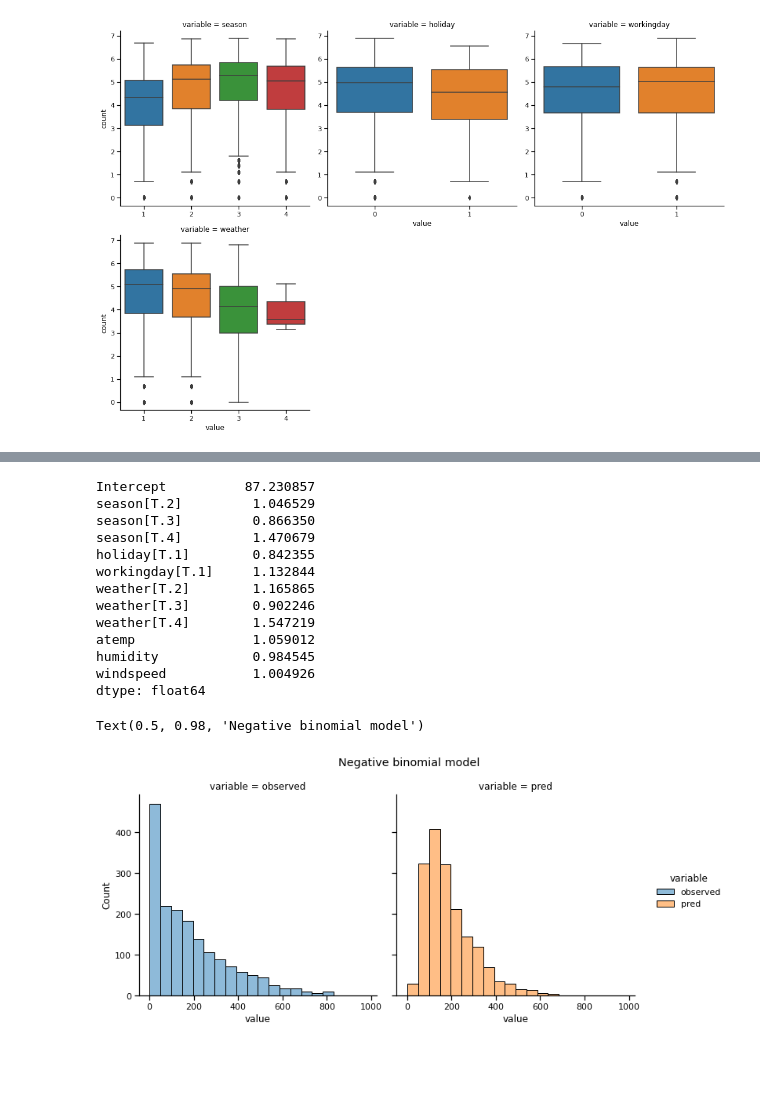
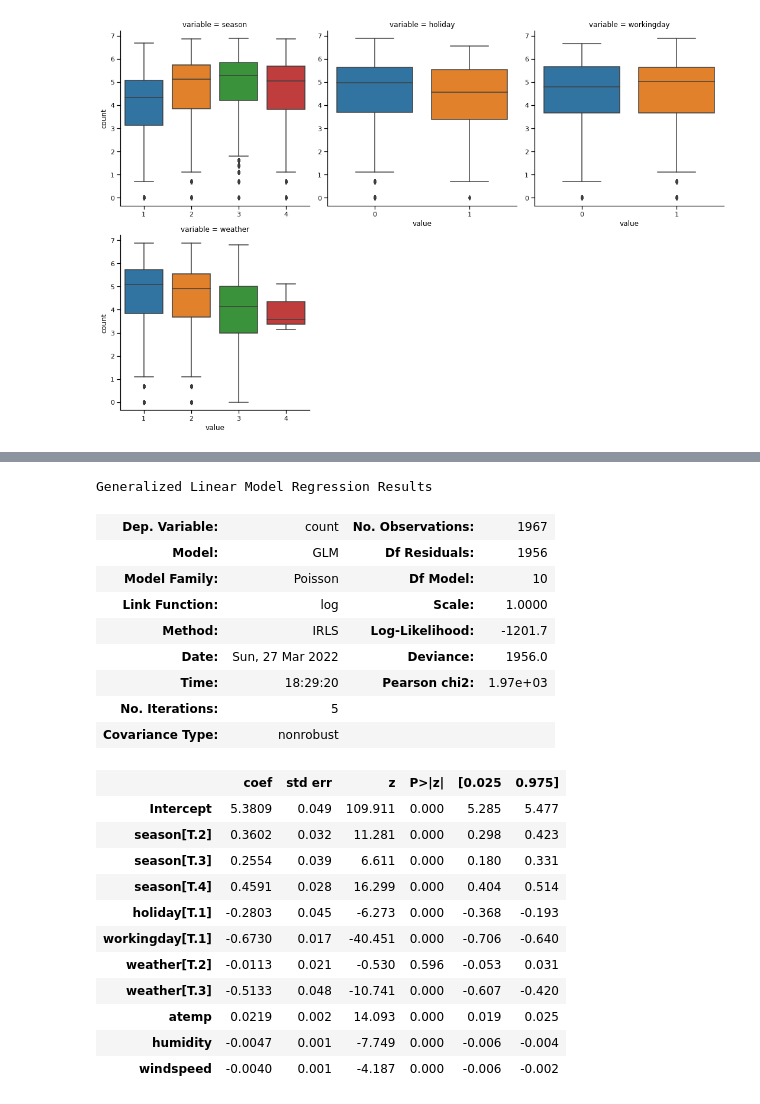
Before and after one commit to dovmar/RA, a Jupyter notebook: Lab2/Gataveckas_Gaulia_Martinkus_laboratorinio_2_kodas_Python_DM_2gr.ipynb, the cells around one changed output, grey strips where cells are left out. Cells and saved outputs as stored; diff of their text form; code cells hidden in the pictures; blank space fills up the shorter version.

```diff
--- a/Lab2/Gataveckas_Gaulia_Martinkus_laboratorinio_2_kodas_Python_DM_2gr.ipynb
+++ b/Lab2/Gataveckas_Gaulia_Martinkus_laboratorinio_2_kodas_Python_DM_2gr.ipynb
@@ -143,24 +103,27 @@ Text(0, 0.5, 'Pearson residuals')
-# %%
-np.exp(res_2.params)
-# %% [output]
-Intercept          87.230857
-season[T.2]         1.046529
-season[T.3]         0.866350
-season[T.4]         1.470679
-holiday[T.1]        0.842355
-workingday[T.1]     1.132844
-weather[T.2]        1.165865
-weather[T.3]        0.902246
-weather[T.4]        1.547219
-atemp               1.059012
-humidity            0.984545
-windspeed           1.004926
-dtype: float64
-# %%
-results = pd.DataFrame({"observed":test["count"],"pred":res_2.get_prediction(X_test).predicted_mean})
-ax = sns.displot(x="value",col="variable",hue="variable",data=results.melt(),bins=20)
-ax.fig.subplots_adjust(top=0.85)
-ax.fig.suptitle("Negative binomial model")
-# %% [output]
-Text(0.5, 0.98, 'Negative binomial model')
-[figure, removed]
+# %%
+model_2=sm.GLM(y,X,family=sm.families.Poisson(),var_weights=np.repeat(1/dispersion,len(y)))
+res_2=model_2.fit()
+res_2.summary()
+# %% [output]
+Generalized Linear Model Regression Results
+| Dep. Variable: | count | No. Observations: | 1967 |
+| Model: | GLM | Df Residuals: | 1956 |
+| Model Family: | Poisson | Df Model: | 10 |
+| Link Function: | log | Scale: | 1.0000 |
+| Method: | IRLS | Log-Likelihood: | -1201.7 |
+| Date: | Sun, 27 Mar 2022 | Deviance: | 1956.0 |
+| Time: | 18:29:20 | Pearson chi2: | 1.97e+03 |
+| No. Iterations: | 5 |  |  |
+| Covariance Type: | nonrobust |  |  |
+|  | coef | std err | z | P>|z| | [0.025 | 0.975] |
+| Intercept | 5.3809 | 0.049 | 109.911 | 0.000 | 5.285 | 5.477 |
+| season[T.2] | 0.3602 | 0.032 | 11.281 | 0.000 | 0.298 | 0.423 |
+| season[T.3] | 0.2554 | 0.039 | 6.611 | 0.000 | 0.180 | 0.331 |
+| season[T.4] | 0.4591 | 0.028 | 16.299 | 0.000 | 0.404 | 0.514 |
+| holiday[T.1] | -0.2803 | 0.045 | -6.273 | 0.000 | -0.368 | -0.193 |
+| workingday[T.1] | -0.6730 | 0.017 | -40.451 | 0.000 | -0.706 | -0.640 |
+| weather[T.2] | -0.0113 | 0.021 | -0.530 | 0.596 | -0.053 | 0.031 |
+| weather[T.3] | -0.5133 | 0.048 | -10.741 | 0.000 | -0.607 | -0.420 |
+| atemp | 0.0219 | 0.002 | 14.093 | 0.000 | 0.019 | 0.025 |
+| humidity | -0.0047 | 0.001 | -7.749 | 0.000 | -0.006 | -0.004 |
+| windspeed | -0.0040 | 0.001 | -4.187 | 0.000 | -0.006 | -0.002 |
```
Also changed, not shown: parts of 18 cells of this notebook, 7 other files.
